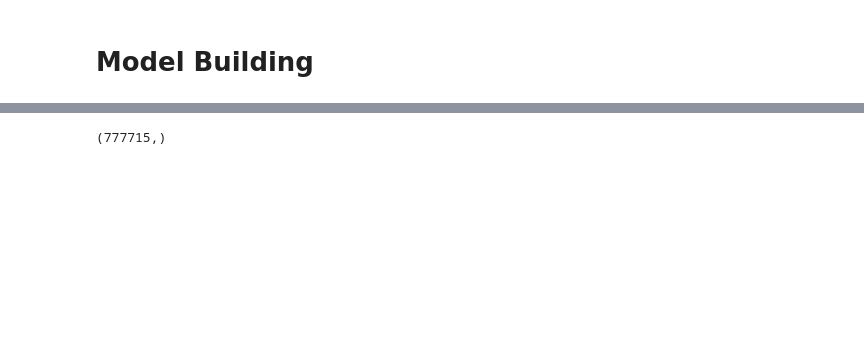
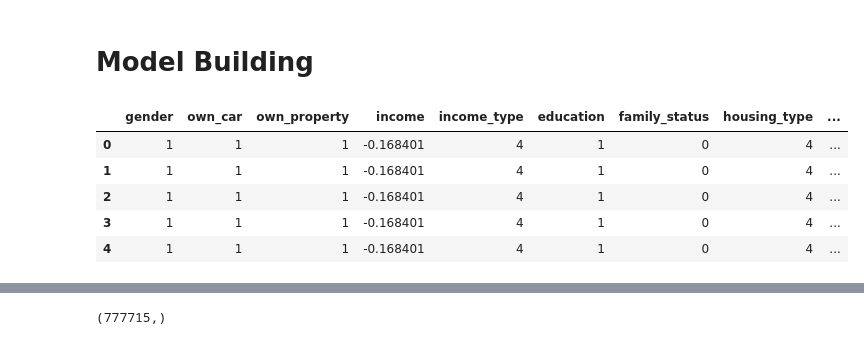
Before and after one commit to panubhav2001/credit-card-risk-analysis, a Jupyter notebook: Datapreprocessing.ipynb, the cells around one changed output, grey strips where cells are left out. Saved outputs shown, nothing was run; the diff lists cells and outputs as text; code cells hidden in the pictures; blank space fills up the shorter version.

```diff
--- a/Datapreprocessing.ipynb
+++ b/Datapreprocessing.ipynb
@@ -135,7 +206,7 @@ from sklearn.preprocessing import StandardScaler
 # %%
-col=['children','income','age_in_days','family_members']
+col=['children','income','age_in_days','family_members','ID']
 sc=StandardScaler()
 for i in col:
     df[i]=sc.fit_transform(df[[i]])
 # %%
-df
+df.drop(columns="status",inplace=True)
@@ -158,7 +215,7 @@ df
 # %%
 from sklearn.preprocessing import LabelEncoder
 # %%
-col = ['gender', 'own_car', 'own_property', 'income_type','education', 'family_status', 'housing_type', 'status']
+col = ['gender', 'own_car', 'own_property', 'income_type','education', 'family_status', 'housing_type']
 le = LabelEncoder()
 for i in col:
     df[i] =le.fit_transform(df[i] )
@@ -210,5 +267,14 @@ print(factor)
 # %% [markdown]
 # Model Building
 # %%
-X=df.drop(['loan_status','status','children','family_members','mobile'],axis=1)
+X=df.drop(['loan_status','children','family_members','mobile','ID'],axis=1)
 y=df['loan_status']
+# %%
+X.head()
+# %% [output]
+|  | gender | own_car | own_property | income | income_type | education | family_status | housing_type | ... |
+| 0 | 1 | 1 | 1 | -0.168401 | 4 | 1 | 0 | 4 | ... |
+| 1 | 1 | 1 | 1 | -0.168401 | 4 | 1 | 0 | 4 | ... |
+| 2 | 1 | 1 | 1 | -0.168401 | 4 | 1 | 0 | 4 | ... |
+| 3 | 1 | 1 | 1 | -0.168401 | 4 | 1 | 0 | 4 | ... |
+| 4 | 1 | 1 | 1 | -0.168401 | 4 | 1 | 0 | 4 | ... |
```
Also changed, not shown: parts of 19 cells of this notebook.
